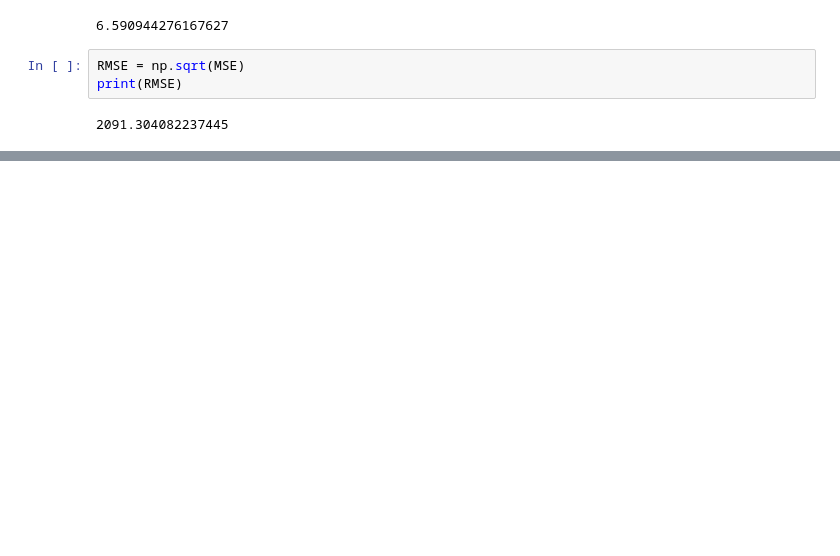
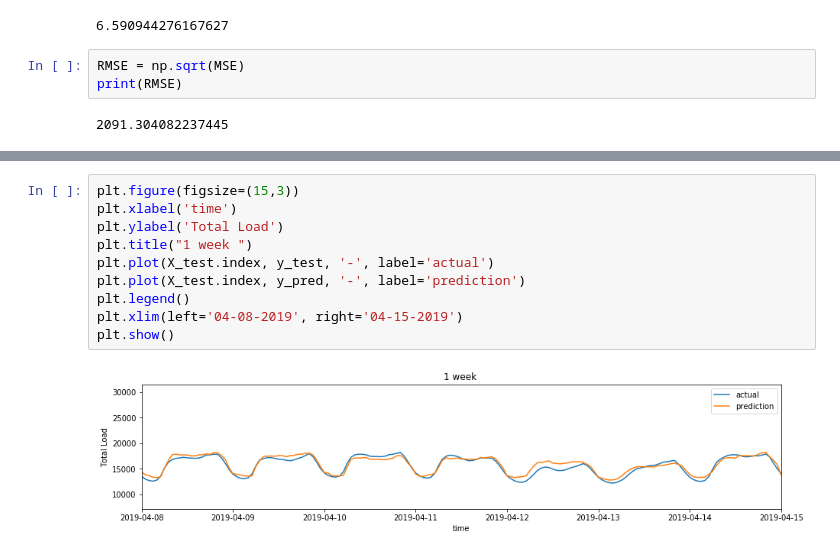
Before and after one commit to dmart49/nyiso_project, a Jupyter notebook: xgboost.ipynb, the cells around one changed output, grey strips where cells are left out. Drawn from its saved outputs; the diff is of its cells as text; blank space fills up the shorter version.

```diff
--- a/xgboost.ipynb
+++ b/xgboost.ipynb
@@ -502,0 +534,12 @@ y_test.shape
+# %%
+plt.figure(figsize=(15,3))
+plt.xlabel('time')
+plt.ylabel('Total Load')
+plt.title("1 week ")
+plt.plot(X_test.index, y_test, '-', label='actual')
+plt.plot(X_test.index, y_pred, '-', label='prediction')
+plt.legend()
+plt.xlim(left='04-08-2019', right='04-15-2019')
+plt.show()
+# %% [output]
+[figure, added]
```
Also changed, not shown: parts of 26 cells of this notebook.
